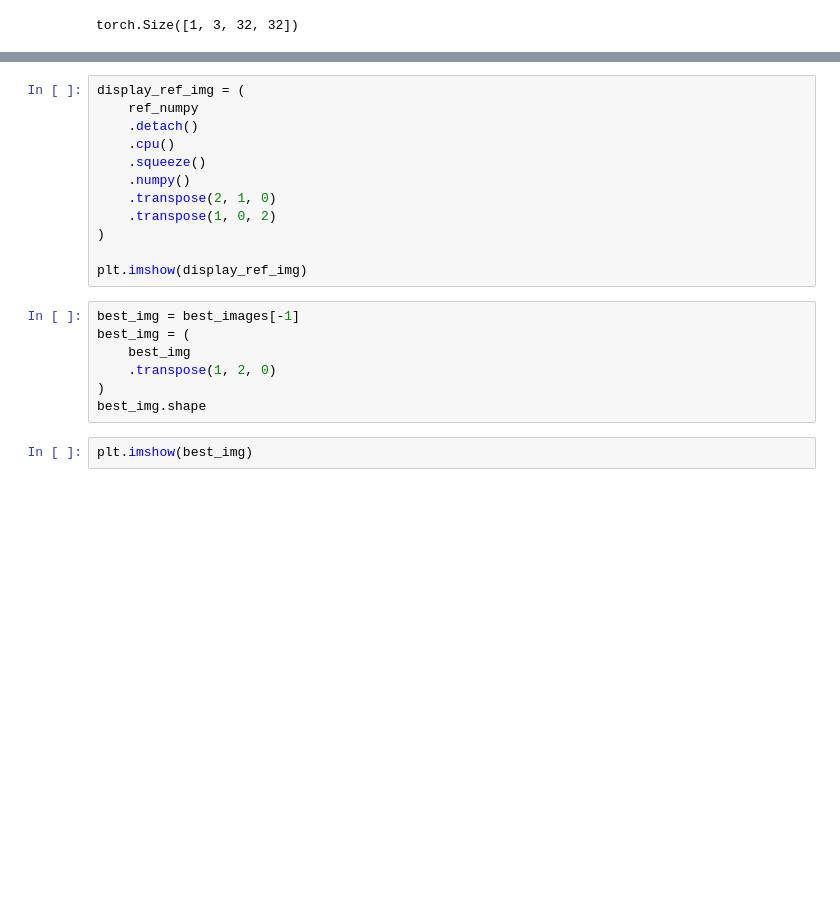
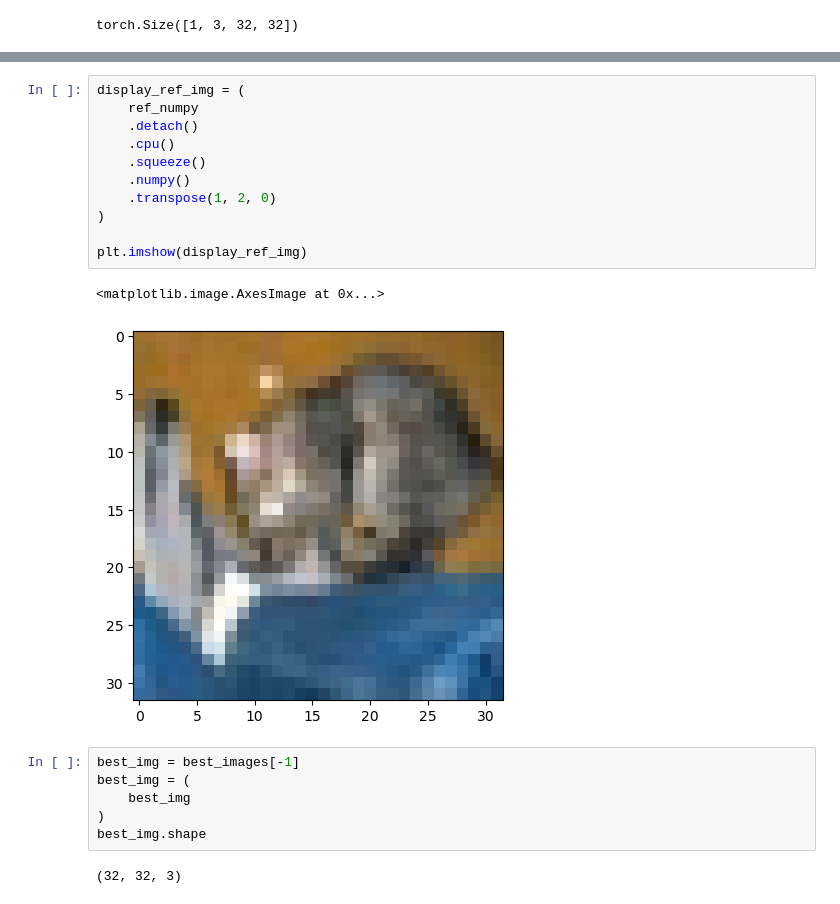
Before and after one commit to sun-umn/FMPlug, a Jupyter notebook: notebooks/Train-Flow-Matching-Model-V2.ipynb, the cells around one changed output, grey strips where cells are left out. Saved outputs shown, nothing was run; the diff lists cells and outputs as text; blank space fills up the shorter version.

```diff
--- a/notebooks/Train-Flow-Matching-Model-V2.ipynb
+++ b/notebooks/Train-Flow-Matching-Model-V2.ipynb
@@ -358,21 +380,22 @@ for iterator in tqdm.tqdm(range(epochs)):
 # %%
 display_ref_img = (
     ref_numpy
     .detach()
     .cpu()
     .squeeze()
     .numpy()
-    .transpose(2, 1, 0)
-    .transpose(1, 0, 2)
+    .transpose(1, 2, 0)
 )
 
 plt.imshow(display_ref_img)
+# %% [output]
+<matplotlib.image.AxesImage at 0x...>
+[figure, added]
 # %%
 best_img = best_images[-1]
 best_img = (
     best_img
-    .transpose(1, 2, 0)
 )
 best_img.shape
+# %% [output]
+(32, 32, 3)
-# %%
-plt.imshow(best_img)
```
Also changed, not shown: parts of 8 cells of this notebook.
